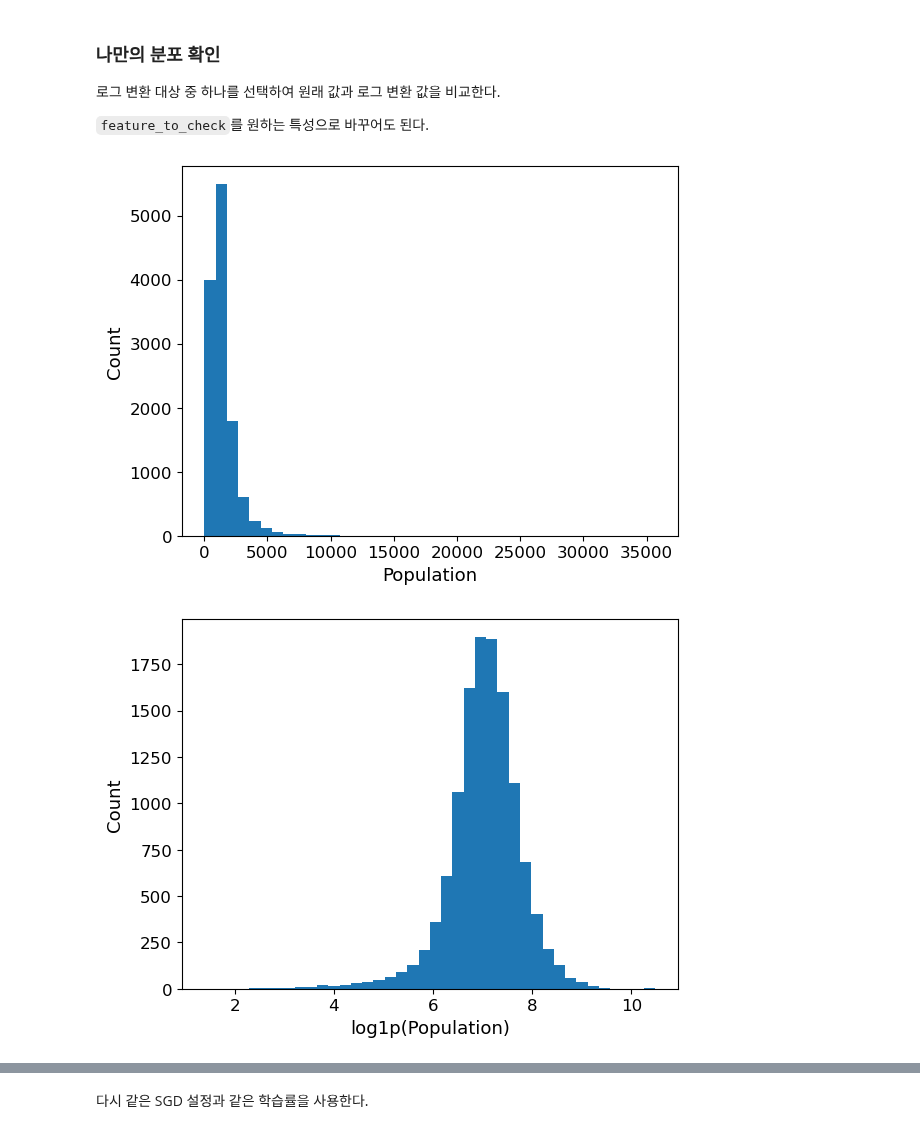
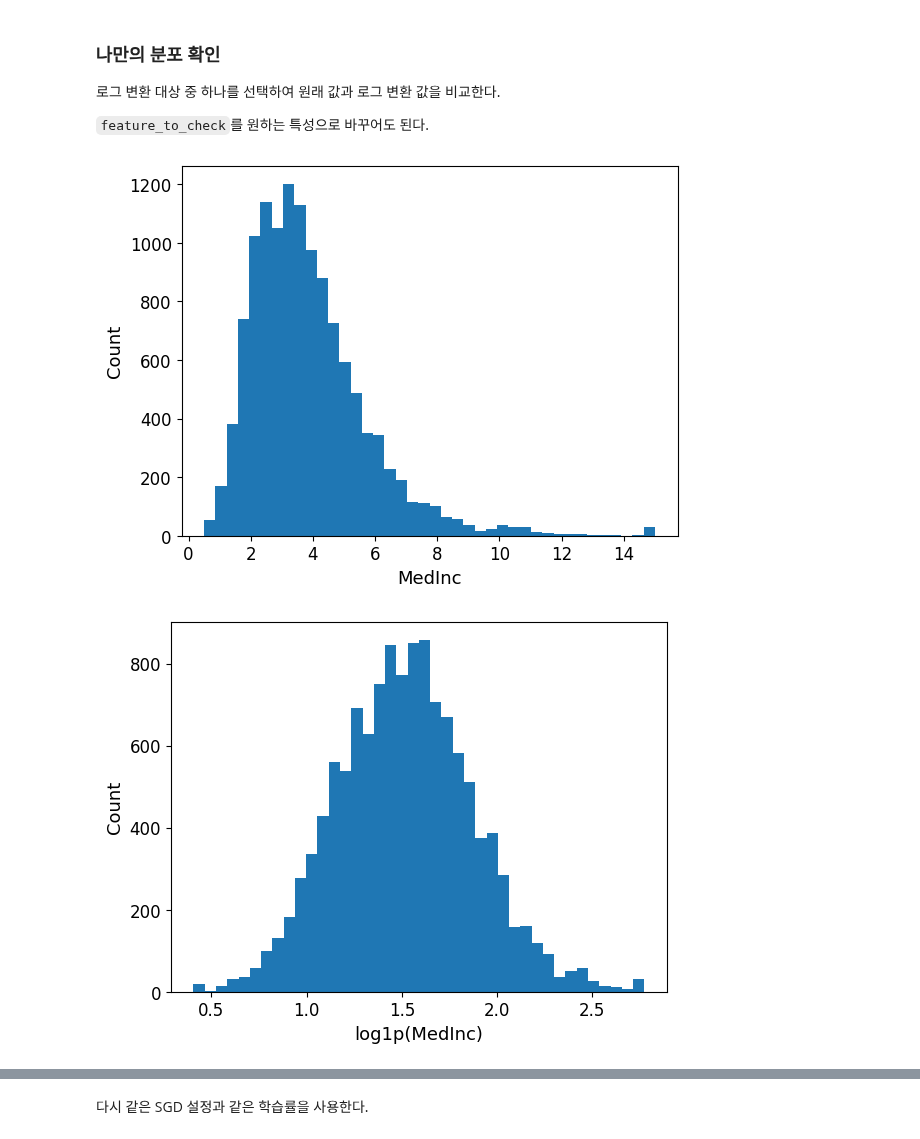
Before and after one commit to Sooyaaas/TEST, a Jupyter notebook: p3_project_california_housing.ipynb, the cells around one changed output, grey strips where cells are left out. Saved outputs shown, nothing was run; the diff lists cells and outputs as text; code cells hidden in the pictures.

```diff
--- a/p3_project_california_housing.ipynb
+++ b/p3_project_california_housing.ipynb
@@ -550,20 +555,20 @@ dtype: float64
 
 `feature_to_check`를 원하는 특성으로 바꾸어도 된다.
 # %%
-feature_to_check = "Population"  # TODO: 다른 로그 변환 대상 특성으로 변경 가능
+feature_to_check = "MedInc"  # TODO: 다른 로그 변환 대상 특성으로 변경 가능
 
 plt.hist(X_train[feature_to_check], bins=40)
 plt.xlabel(feature_to_check)
 plt.ylabel("Count")
 plt.show()
 
 plt.hist(np.log1p(X_train[feature_to_check]), bins=40)
 plt.xlabel(f"log1p({feature_to_check})")
 plt.ylabel("Count")
 plt.show()
 # %% [output]
-[figure, old version]
+[figure, new version]
-[figure, old version]
+[figure, new version]
 # %% [markdown]
 ### 프로젝트 기록 ⑤ — 로그 변환 전 가설
 
```
Also changed, not shown: parts of 23 cells of this notebook.
